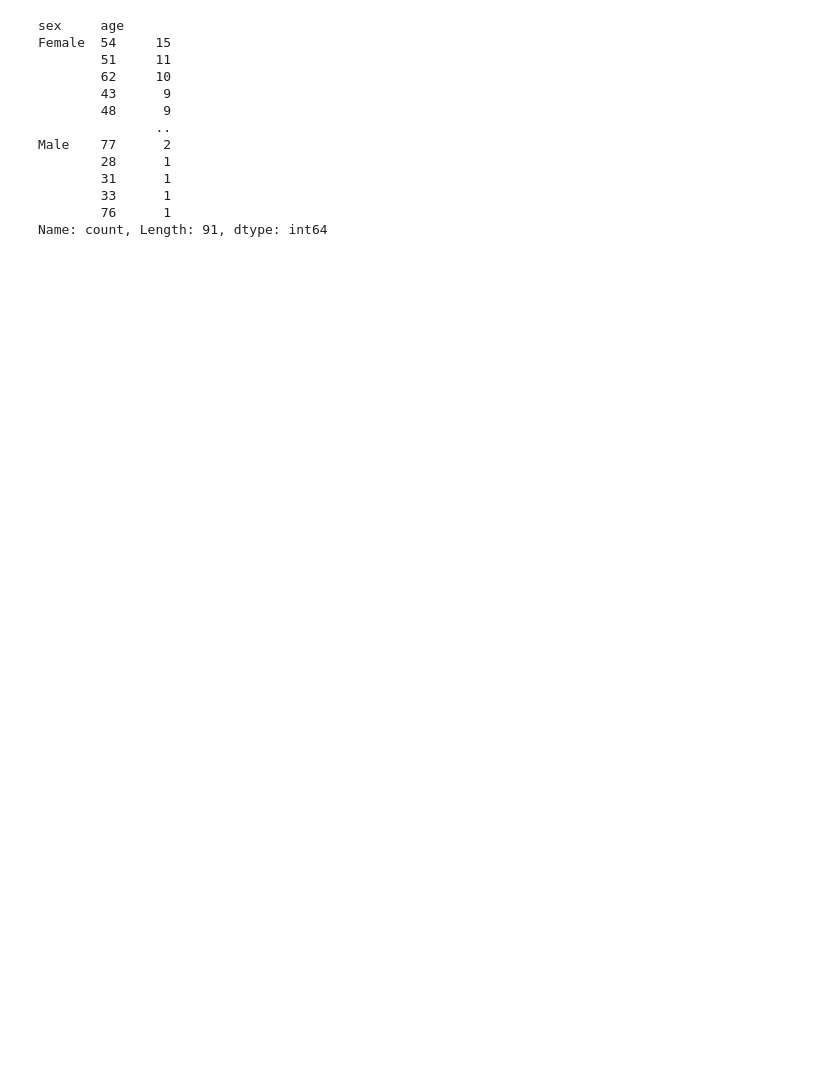
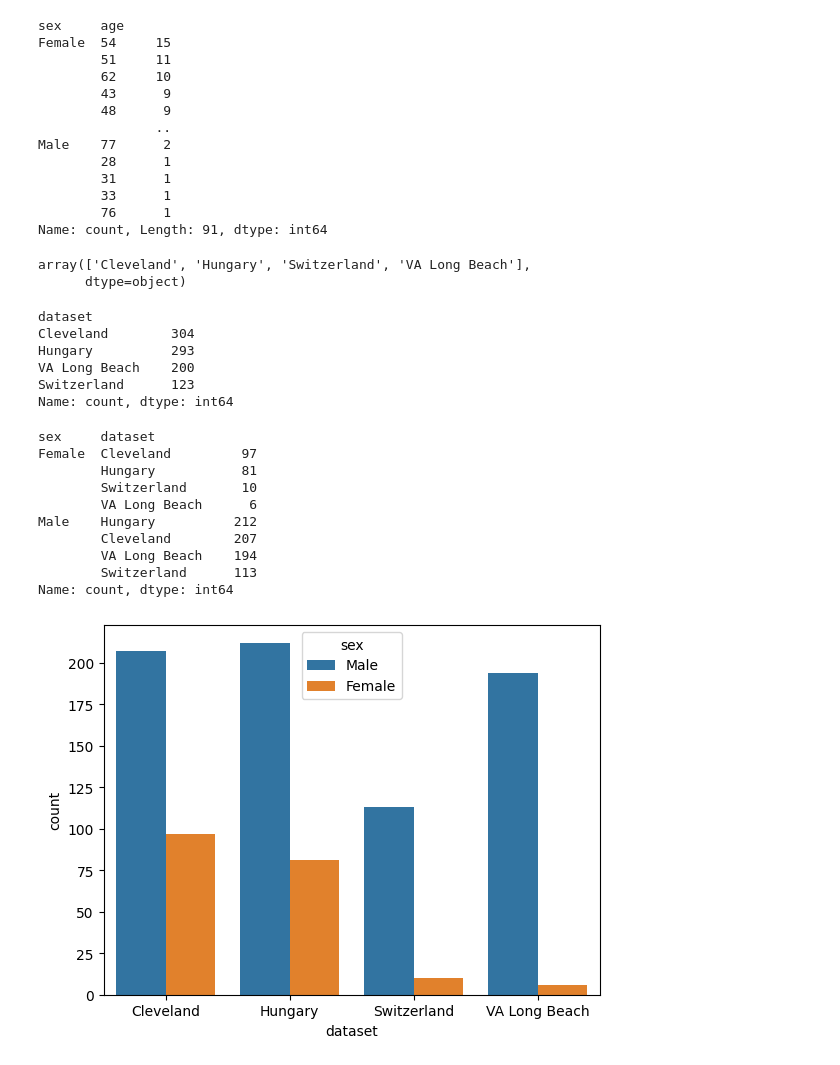
Before and after one commit to summaiyazafar/Learning, a Jupyter notebook: Practice/Python/Machine_Learning/Heart_Disease_DataSet/Heart_Disease_Project.ipynb, the cells around one changed output. Cells and saved outputs as stored; diff of their text form; code cells hidden in the pictures; blank space fills up the shorter version.

```diff
--- a/Practice/Python/Machine_Learning/Heart_Disease_DataSet/Heart_Disease_Project.ipynb
+++ b/Practice/Python/Machine_Learning/Heart_Disease_DataSet/Heart_Disease_Project.ipynb
@@ -218,3 +219,42 @@ Male    77      2
         33      1
         76      1
 Name: count, Length: 91, dtype: int64
+# %%
+# Let's deal with dataset column
+# find the unique values in dataset column.
+df['dataset'].unique()
+# %% [output]
+array(['Cleveland', 'Hungary', 'Switzerland', 'VA Long Beach'],
+      dtype=object)
+# %%
+# Check the value count of dataset
+df['dataset'].value_counts()
+# %% [output]
+dataset
+Cleveland        304
+Hungary          293
+VA Long Beach    200
+Switzerland      123
+Name: count, dtype: int64
+# %%
+# plot the countable of dataset column
+sns.countplot(data=df, x='dataset', hue='sex')
+
+# Make a plot using plotly
+fig= px.bar(df, x='dataset', color= 'sex')
+fig.show()
+
+# print the values count of dataset column groupby by sex
+print(df.groupby('sex')['dataset'].value_counts())
+# %% [output]
+sex     dataset
+Female  Cleveland         97
+        Hungary           81
+        Switzerland       10
+        VA Long Beach      6
+Male    Hungary          212
+        Cleveland        207
+        VA Long Beach    194
+        Switzerland      113
+Name: count, dtype: int64
+[figure, added]
```
Also changed, not shown: parts of 31 cells of this notebook.
